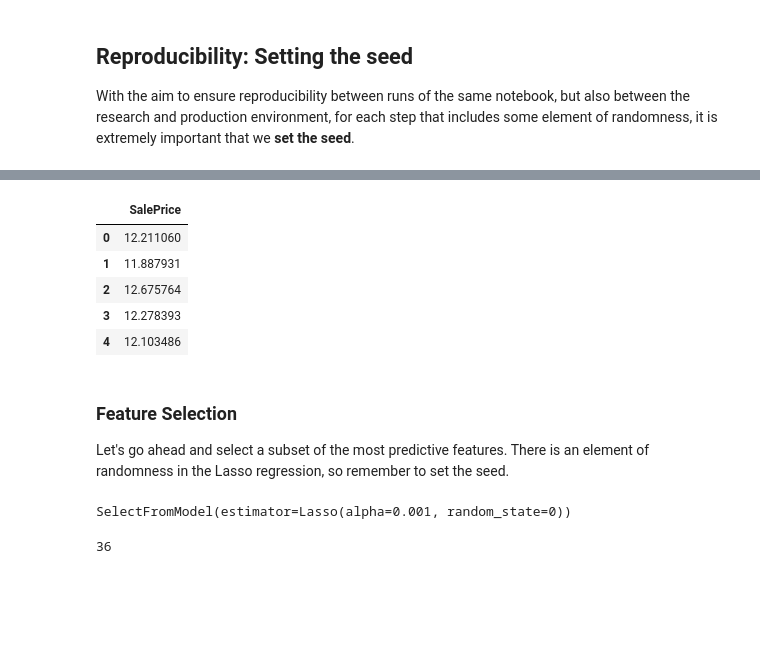
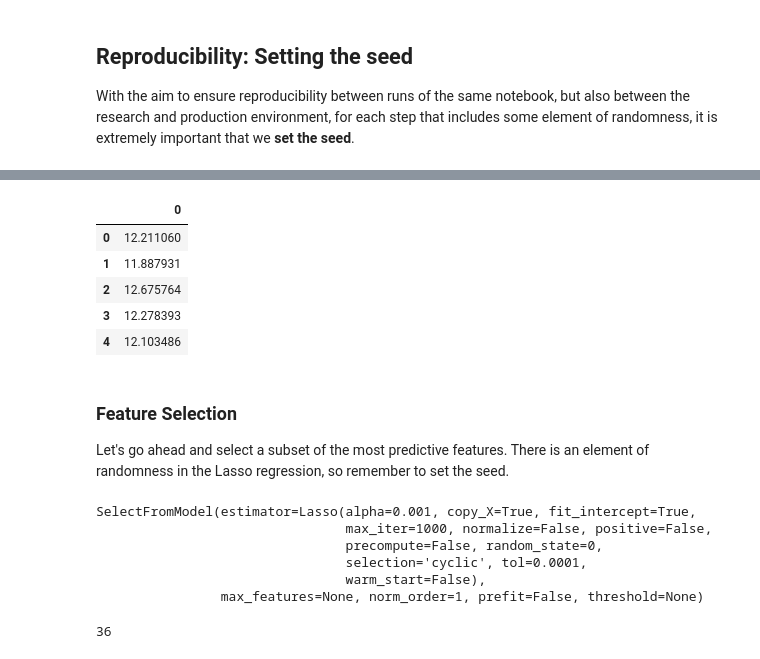
Before and after one commit to trainindata/deploying-machine-learning-models, a Jupyter notebook: section-04-research-and-development/03-machine-learning-pipeline-feature-selection.ipynb, the cells around one changed output, grey strips where cells are left out. Saved outputs shown, nothing was run; the diff lists cells and outputs as text; code cells hidden in the pictures; blank space fills up the shorter version.

```diff
--- a/section-04-research-and-development/03-machine-learning-pipeline-feature-selection.ipynb
+++ b/section-04-research-and-development/03-machine-learning-pipeline-feature-selection.ipynb
@@ -41,11 +41,11 @@ X_train.head()
 # %%
 # load the target (remember that the target is log transformed)
-y_train = pd.read_csv('ytrain.csv')
-y_test = pd.read_csv('ytest.csv')
+y_train = pd.read_csv('ytrain.csv', header=None)
+y_test = pd.read_csv('ytest.csv', header=None)
 
 y_train.head()
 # %% [output]
-|  | SalePrice |
+|  | 0 |
 | 0 | 12.211060 |
 | 1 | 11.887931 |
 | 2 | 12.675764 |
@@ -72,7 +72,12 @@ sel_ = SelectFromModel(Lasso(alpha=0.001, random_state=0))
 # train Lasso model and select features
 sel_.fit(X_train, y_train)
 # %% [output]
-SelectFromModel(estimator=Lasso(alpha=0.001, random_state=0))
+SelectFromModel(estimator=Lasso(alpha=0.001, copy_X=True, fit_intercept=True,
+                                max_iter=1000, normalize=False, positive=False,
+                                precompute=False, random_state=0,
+                                selection='cyclic', tol=0.0001,
+                                warm_start=False),
+                max_features=None, norm_order=1, prefit=False, threshold=None)
 # %%
 sel_.get_support().sum()
 # %% [output]
```
Also changed, not shown: parts of 1 cell of this notebook, 14 other files.
